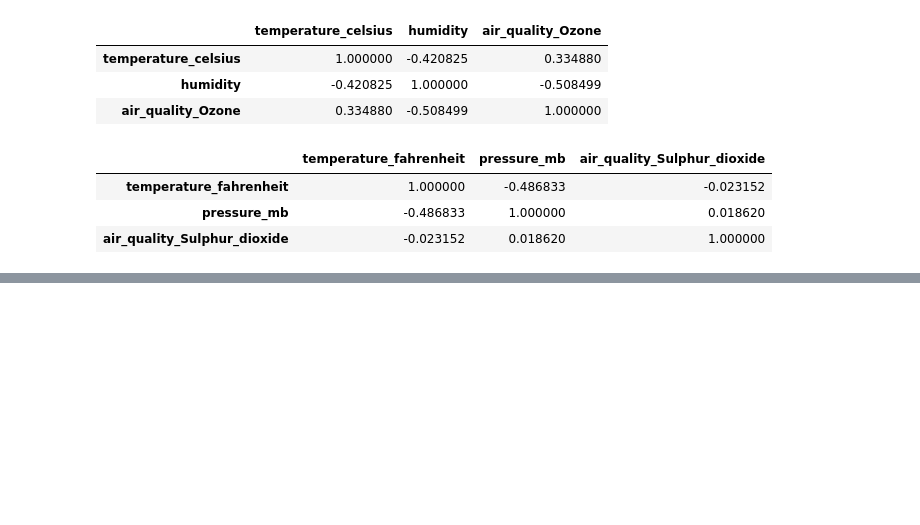
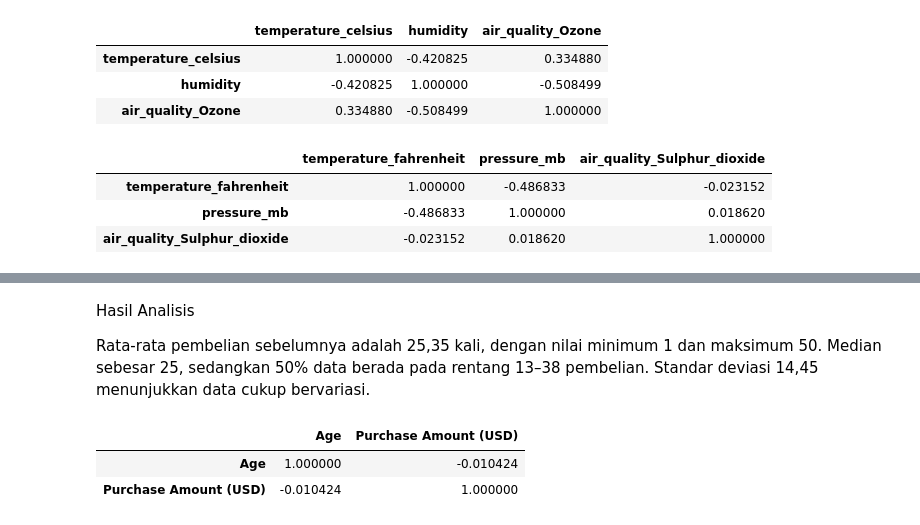
Before and after one commit to Threenines39/Certan, a Jupyter notebook: week_2/praktikum_w2.ipynb, the cells around one changed output, grey strips where cells are left out. Cells and saved outputs as stored; diff of their text form; code cells hidden in the pictures; blank space fills up the shorter version.

```diff
--- a/week_2/praktikum_w2.ipynb
+++ b/week_2/praktikum_w2.ipynb
@@ -90,0 +120,11 @@ df_noid[['temperature_fahrenheit', 'pressure_mb', 'air_quality_Sulphur_dioxide']
+# %% [markdown]
+Hasil Analisis
+
+Rata-rata pembelian sebelumnya adalah 25,35 kali, dengan nilai minimum 1 dan maksimum 50. Median sebesar 25, sedangkan 50% data berada pada rentang 13–38 pembelian. Standar deviasi 14,45 menunjukkan data cukup bervariasi.
+# %%
+## Korelasi Age vs Purchase Amount (USD)
+df[['Age', 'Purchase Amount (USD)']].corr()
+# %% [output]
+|  | Age | Purchase Amount (USD) |
+| Age | 1.000000 | -0.010424 |
+| Purchase Amount (USD) | -0.010424 | 1.000000 |
```
Also changed, not shown: parts of 5 cells of this notebook.
